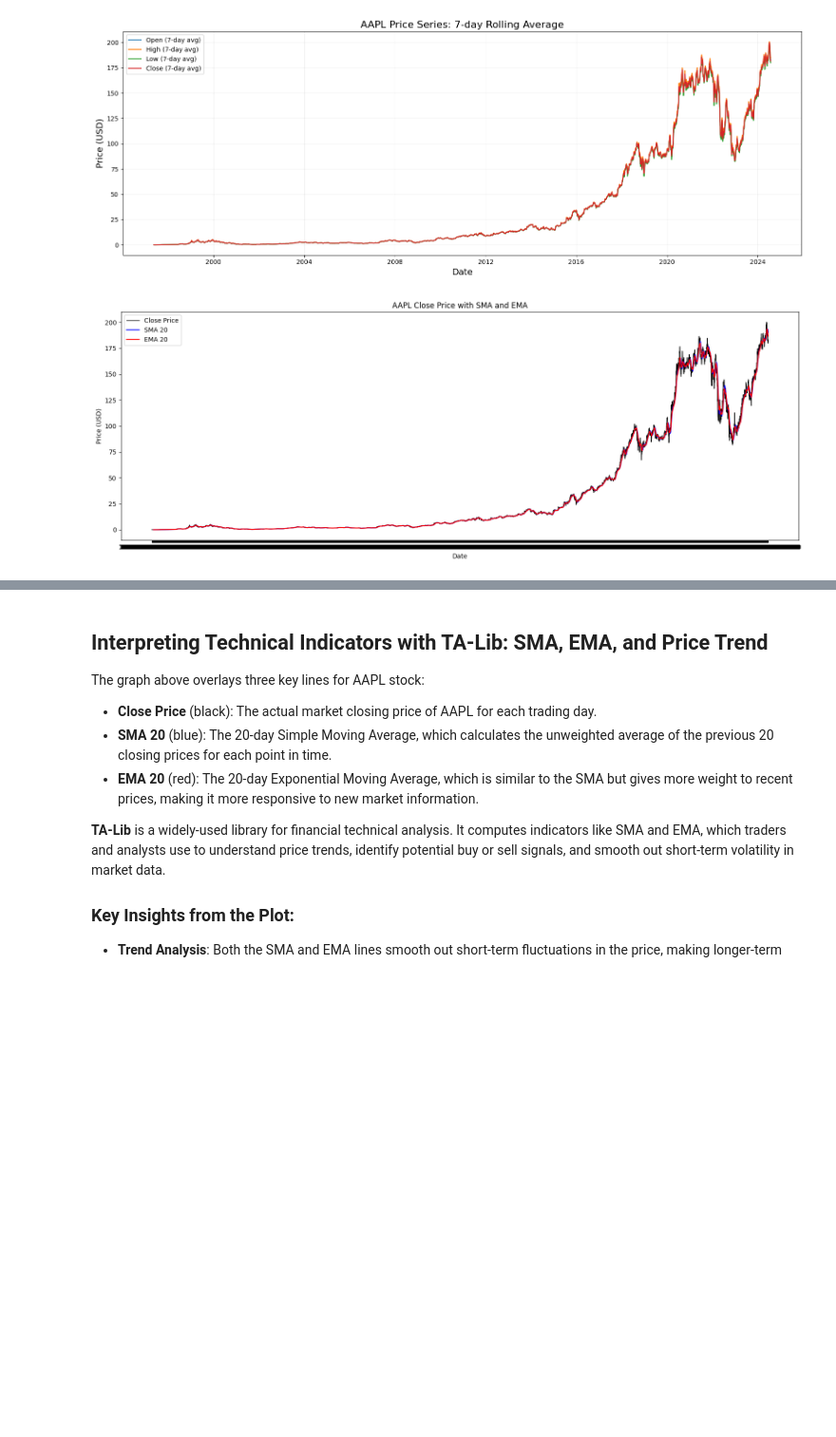
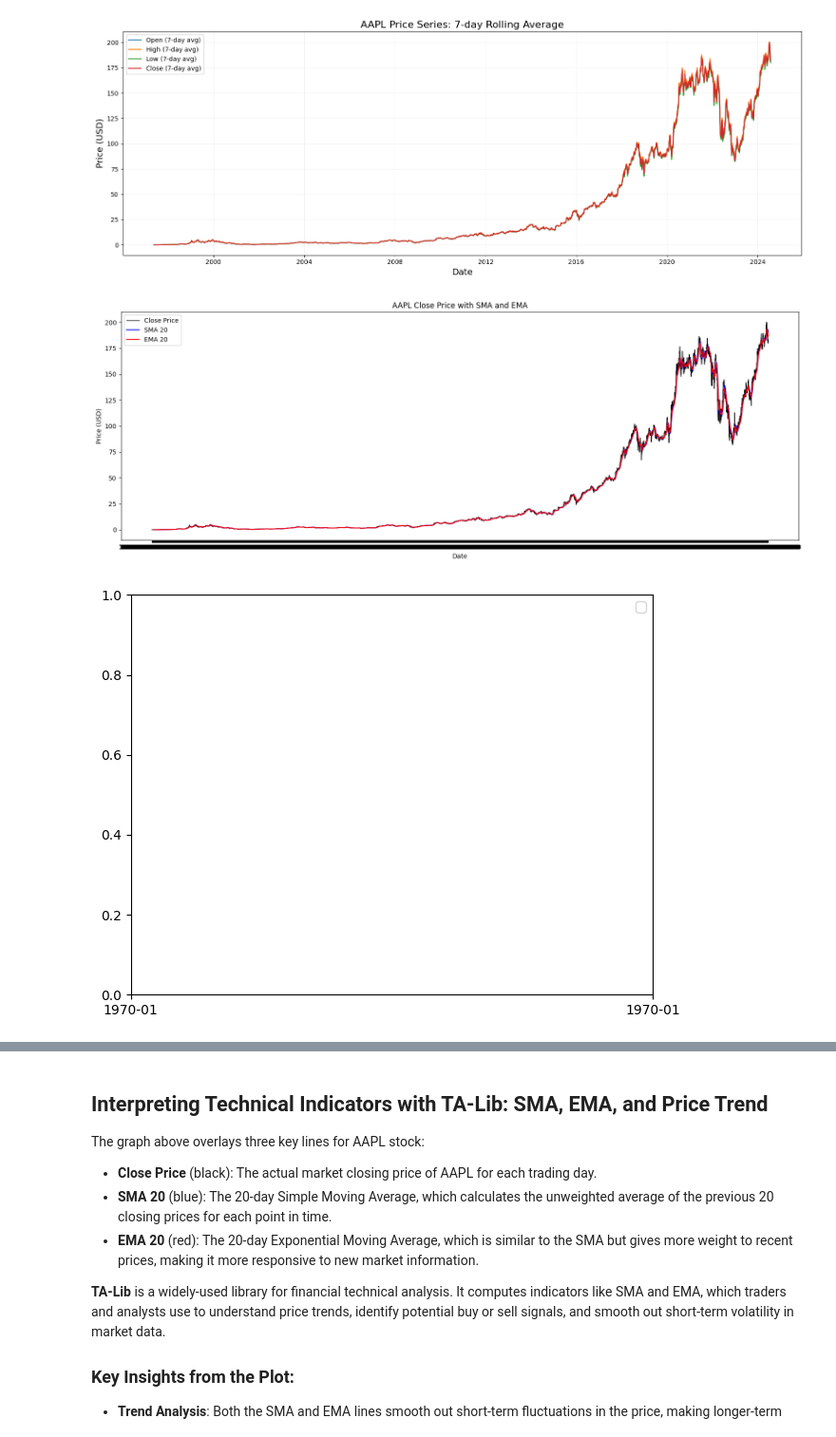
Before and after one commit to sumeyaaaa/analysis-of-financial-news-data, a Jupyter notebook: notebooks/task_2/AMZN_load_analysis copy.ipynb, the cells around one changed output, grey strips where cells are left out. Shown: that part at 95% size. Saved outputs shown, nothing was run; the diff lists cells and outputs as text; code cells hidden in the pictures; blank space fills up the shorter version.

```diff
--- a/notebooks/task_2/AMZN_load_analysis copy.ipynb
+++ b/notebooks/task_2/AMZN_load_analysis copy.ipynb
@@ -90,16 +99,26 @@ df_amzn['MACD'], df_amzn['MACD_signal'], df_amzn['MACD_hist'] = talib.MACD(
 )
 # %%
 import matplotlib.pyplot as plt
+import matplotlib.dates as mdates
 
 plt.figure(figsize=(16, 6))
 plt.plot(df_amzn['Date'], df_amzn['Close'], label='Close Price', color='black', linewidth=1)
 plt.plot(df_amzn['Date'], df_amzn['SMA_20'], label='SMA 20', color='blue')
 plt.plot(df_amzn['Date'], df_amzn['EMA_20'], label='EMA 20', color='red')
 plt.title('AAPL Close Price with SMA and EMA')
 plt.xlabel('Date')
 plt.ylabel('Price (USD)')
 plt.legend()
 plt.tight_layout()
 plt.show()
+# Set x-axis major ticks to every 4 months
+ax = plt.gca()
+ax.xaxis.set_major_locator(mdates.MonthLocator(interval=4))
+ax.xaxis.set_major_formatter(mdates.DateFormatter('%Y-%m'))
+
+plt.legend()
+plt.tight_layout()
+plt.show()
 # %% [output]
 [figure]
+[figure, added]
```
Also changed, not shown: parts of 2 cells of this notebook, 8 other files.
